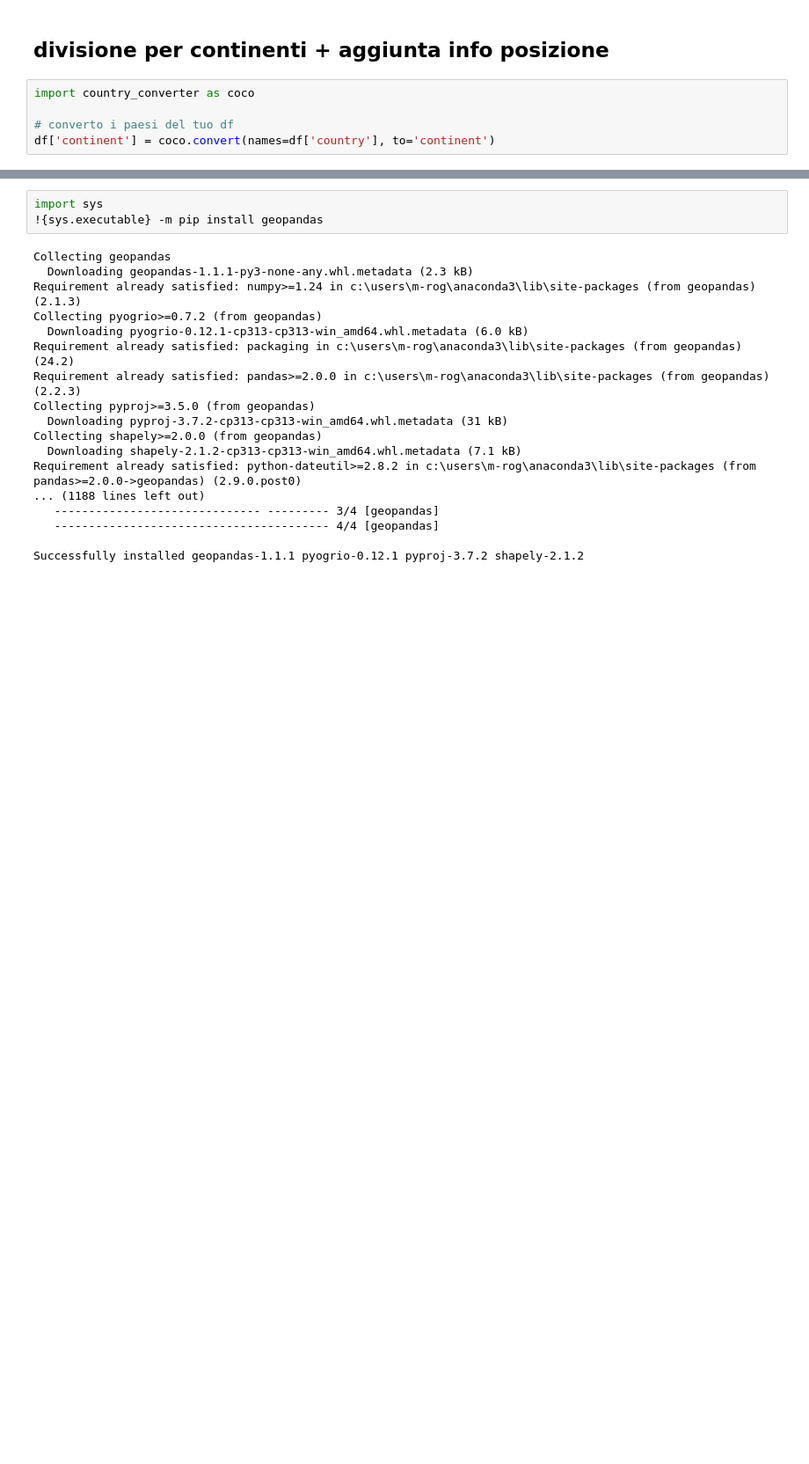
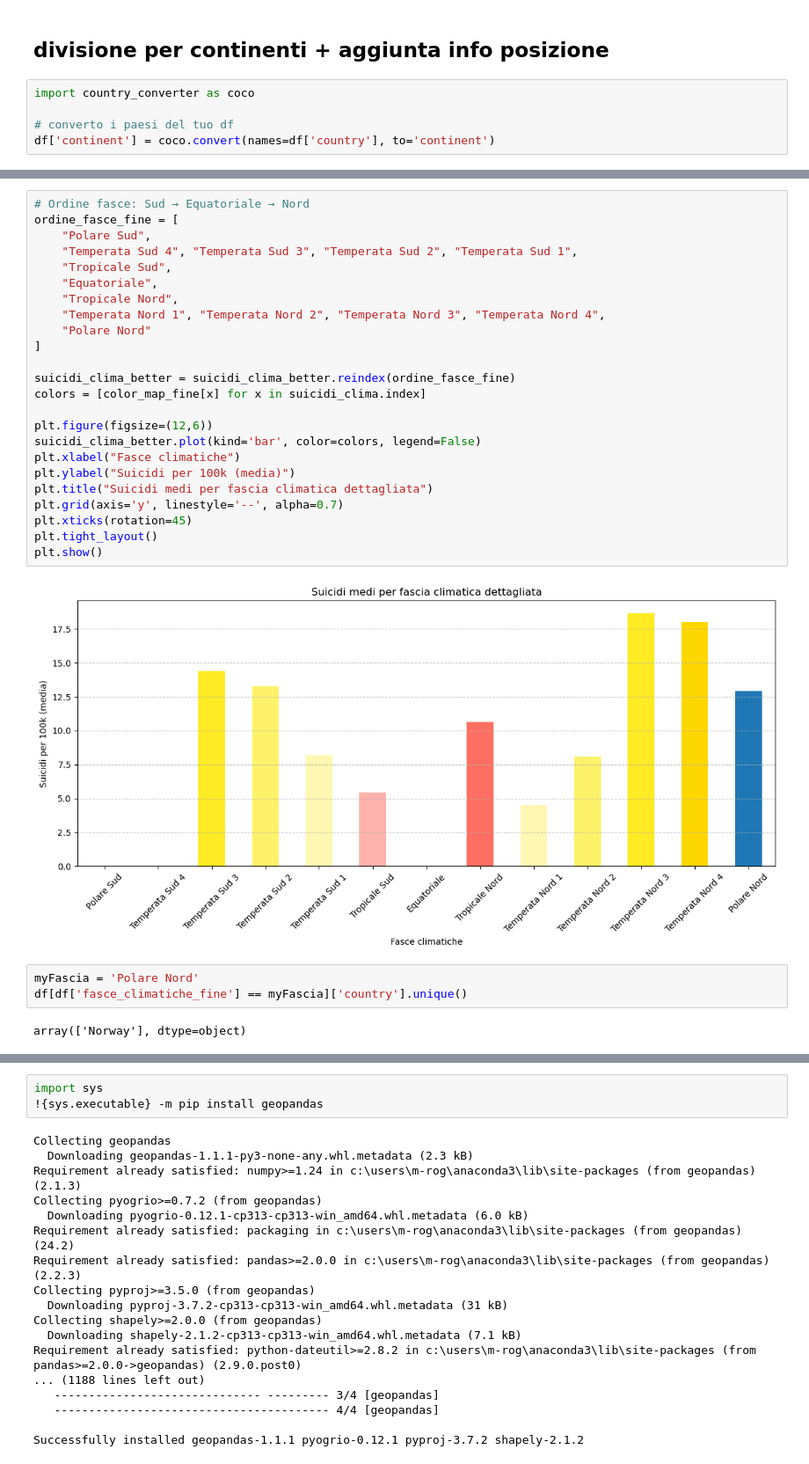
Before and after one commit to ashuraWho/DataSet_SuicideRates, a Jupyter notebook: suicides_mario.ipynb, the cells around one changed output, grey strips where cells are left out. Shown at 88% size. Drawn from its saved outputs; the diff is of its cells as text; blank space fills up the shorter version.

```diff
--- a/suicides_mario.ipynb
+++ b/suicides_mario.ipynb
@@ -425,0 +559,31 @@ KeyError: 'name'
+# %%
+# Ordine fasce: Sud → Equatoriale → Nord
+ordine_fasce_fine = [
+    "Polare Sud",
+    "Temperata Sud 4", "Temperata Sud 3", "Temperata Sud 2", "Temperata Sud 1",
+    "Tropicale Sud",
+    "Equatoriale",
+    "Tropicale Nord",
+    "Temperata Nord 1", "Temperata Nord 2", "Temperata Nord 3", "Temperata Nord 4",
+    "Polare Nord"
+]
+
+suicidi_clima_better = suicidi_clima_better.reindex(ordine_fasce_fine)
+colors = [color_map_fine[x] for x in suicidi_clima.index]
+
+plt.figure(figsize=(12,6))
+suicidi_clima_better.plot(kind='bar', color=colors, legend=False)
+plt.xlabel("Fasce climatiche")
+plt.ylabel("Suicidi per 100k (media)")
+plt.title("Suicidi medi per fascia climatica dettagliata")
+plt.grid(axis='y', linestyle='--', alpha=0.7)
+plt.xticks(rotation=45)
+plt.tight_layout()
+plt.show()
+# %% [output]
+[figure, added]
+# %%
+myFascia = 'Polare Nord'
+df[df['fasce_climatiche_fine'] == myFascia]['country'].unique()
+# %% [output]
+array(['Norway'], dtype=object)
```
Also changed, not shown: parts of 10 cells of this notebook.
